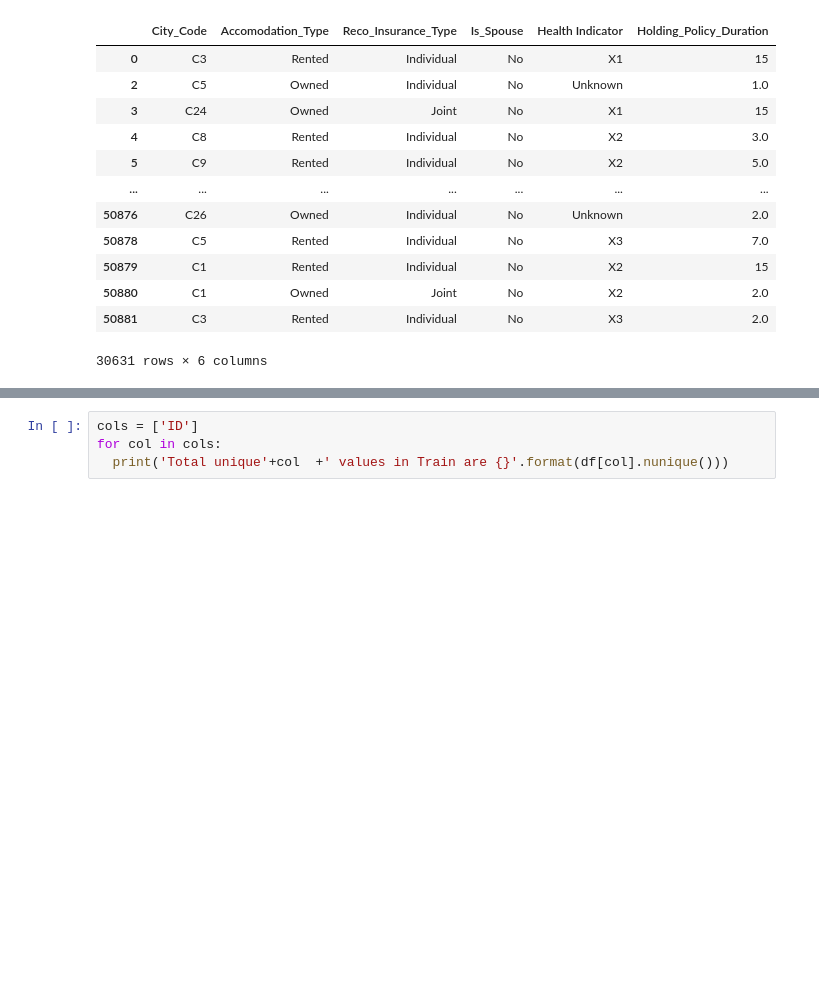
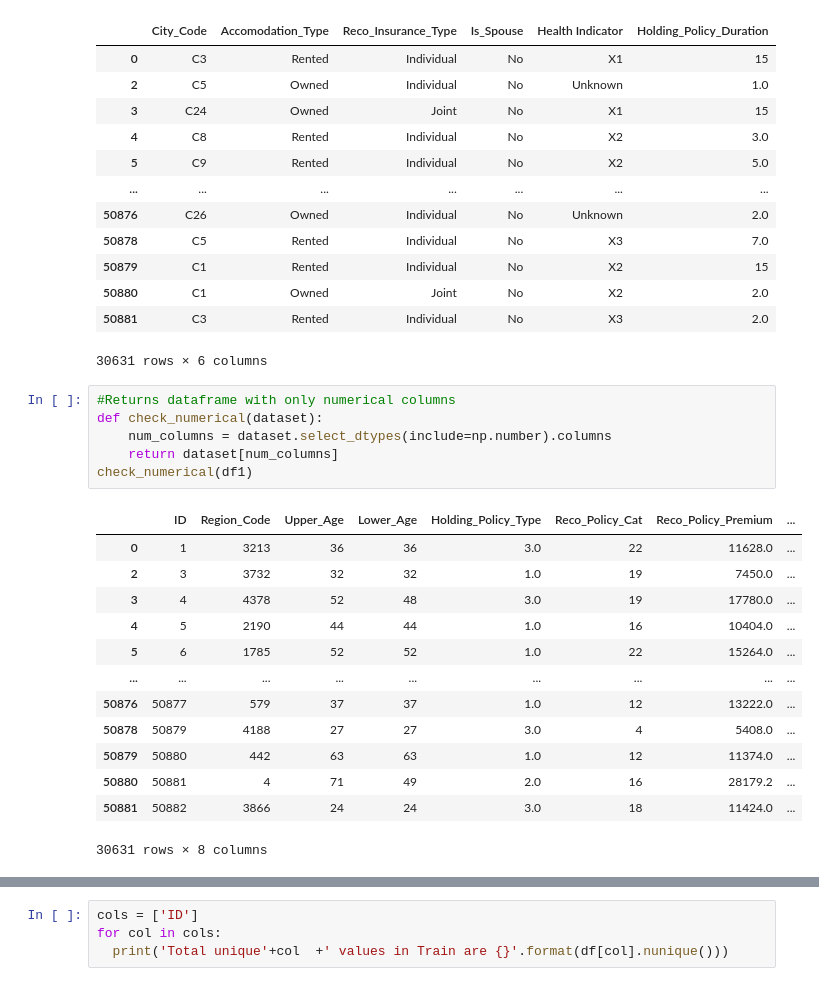
Before and after one commit to Suchitra-Majumdar/Health_Insurance_Lead_Prediction, a Jupyter notebook: Health Insurance Lead Prediction.ipynb, the cells around one changed output, grey strips where cells are left out. Drawn from its saved outputs; the diff is of its cells as text; blank space fills up the shorter version.

```diff
--- a/Health Insurance Lead Prediction.ipynb
+++ b/Health Insurance Lead Prediction.ipynb
@@ -239,3 +239,23 @@ check_categorical(df1)
 | 50880 | C1 | Owned | Joint | No | X2 | 2.0 |
 | 50881 | C3 | Rented | Individual | No | X3 | 2.0 |
 30631 rows × 6 columns
+# %%
+#Returns dataframe with only numerical columns
+def check_numerical(dataset):
+    num_columns = dataset.select_dtypes(include=np.number).columns
+    return dataset[num_columns]
+check_numerical(df1)
+# %% [output]
+|  | ID | Region_Code | Upper_Age | Lower_Age | Holding_Policy_Type | Reco_Policy_Cat | Reco_Policy_Premium | ... |
+| 0 | 1 | 3213 | 36 | 36 | 3.0 | 22 | 11628.0 | ... |
+| 2 | 3 | 3732 | 32 | 32 | 1.0 | 19 | 7450.0 | ... |
+| 3 | 4 | 4378 | 52 | 48 | 3.0 | 19 | 17780.0 | ... |
+| 4 | 5 | 2190 | 44 | 44 | 1.0 | 16 | 10404.0 | ... |
+| 5 | 6 | 1785 | 52 | 52 | 1.0 | 22 | 15264.0 | ... |
+| ... | ... | ... | ... | ... | ... | ... | ... | ... |
+| 50876 | 50877 | 579 | 37 | 37 | 1.0 | 12 | 13222.0 | ... |
+| 50878 | 50879 | 4188 | 27 | 27 | 3.0 | 4 | 5408.0 | ... |
+| 50879 | 50880 | 442 | 63 | 63 | 1.0 | 12 | 11374.0 | ... |
+| 50880 | 50881 | 4 | 71 | 49 | 2.0 | 16 | 28179.2 | ... |
+| 50881 | 50882 | 3866 | 24 | 24 | 3.0 | 18 | 11424.0 | ... |
+30631 rows × 8 columns
```
Also changed, not shown: parts of 3 cells of this notebook.
